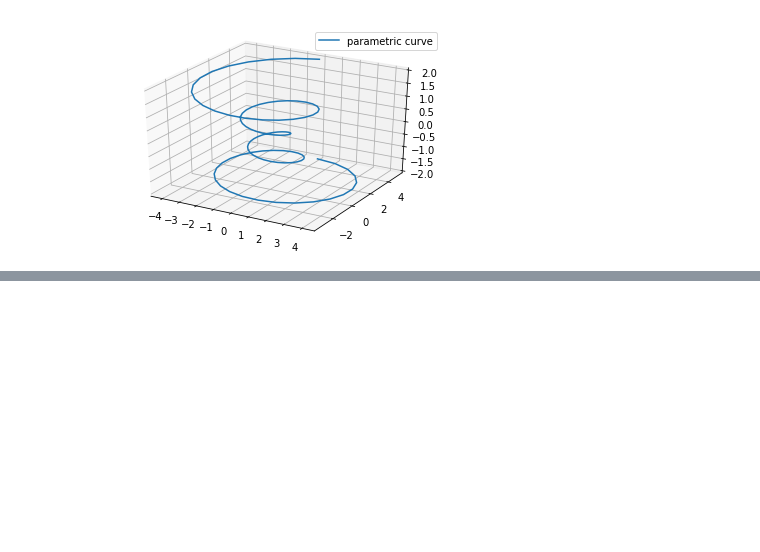
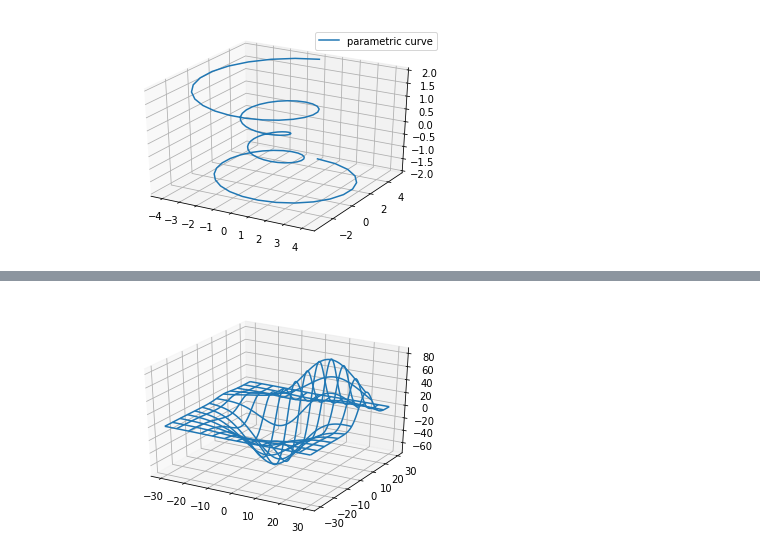
Before and after one commit to MagnetoWang/machine-learning-notes, a Jupyter notebook: 机器学习实战/模式识别课程/线性判别函数/画图展示.ipynb, the cells around one changed output, grey strips where cells are left out. Saved outputs shown, nothing was run; the diff lists cells and outputs as text; code cells hidden in the pictures; blank space fills up the shorter version.

```diff
--- a/机器学习实战/模式识别课程/线性判别函数/画图展示.ipynb
+++ b/机器学习实战/模式识别课程/线性判别函数/画图展示.ipynb
@@ -344,0 +386,25 @@ plt.show()
+# %%
+'''
+=================
+3D wireframe plot
+=================
+
+A very basic demonstration of a wireframe plot.
+'''
+
+from mpl_toolkits.mplot3d import axes3d
+import matplotlib.pyplot as plt
+
+
+fig = plt.figure()
+ax = fig.add_subplot(111, projection='3d')
+
+# Grab some test data.
+X, Y, Z = axes3d.get_test_data(0.05)
+
+# Plot a basic wireframe.
+ax.plot_wireframe(X, Y, Z, rstride=10, cstride=10)
+
+plt.show()
+# %% [output]
+[figure, added]
```
Also changed, not shown: parts of 3 cells of this notebook, 3 other files.
